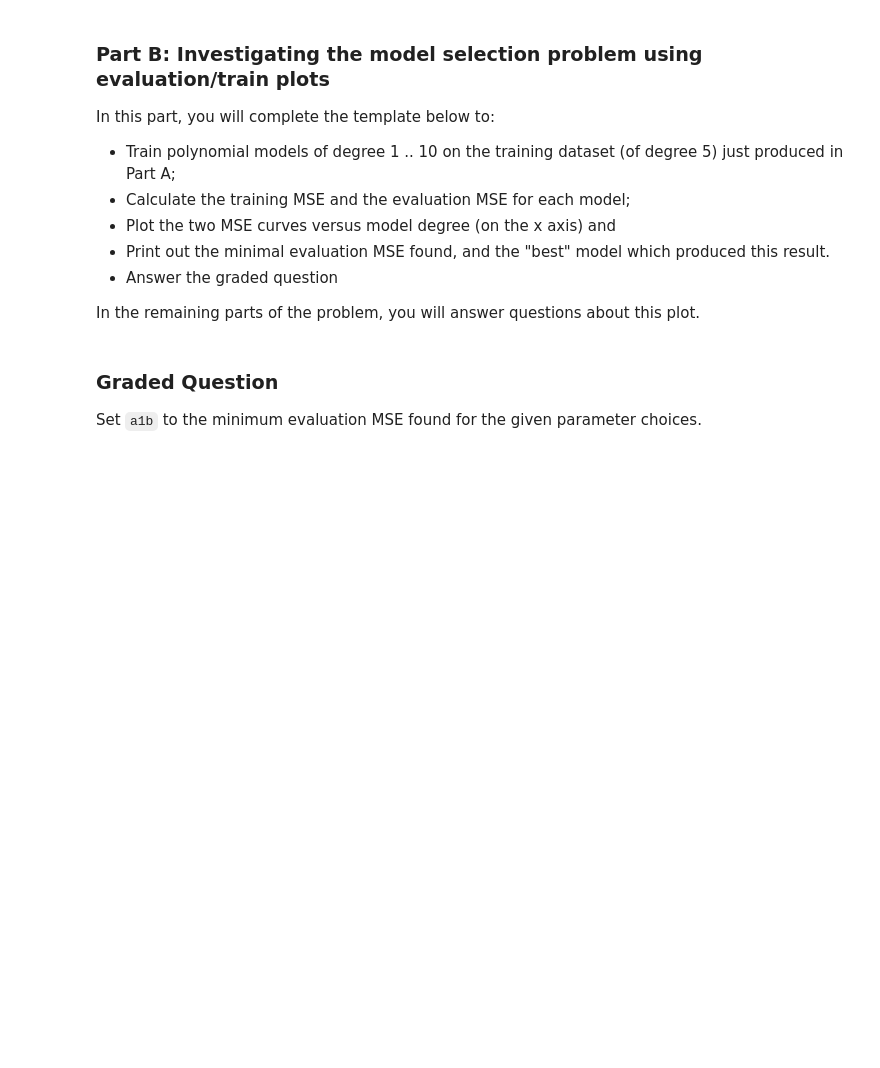
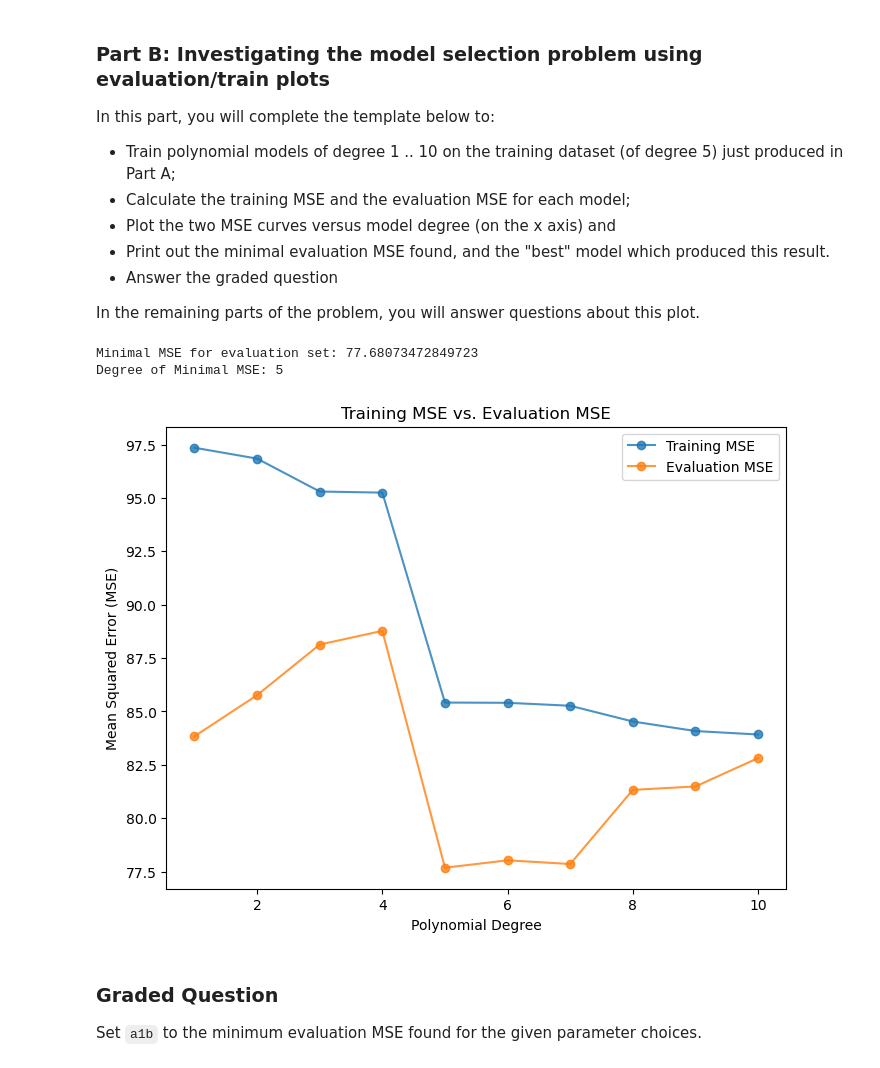
Before and after one commit to keshleem/dx603-homework3, a Jupyter notebook: Homework_03.ipynb, the cells around one changed output. Cells and saved outputs as stored; diff of their text form; code cells hidden in the pictures; blank space fills up the shorter version.

```diff
--- a/Homework_03.ipynb
+++ b/Homework_03.ipynb
@@ -142,7 +142,7 @@ X,y = make_poly_model(n_samples=200,
                       random_state=random_seed
                      )
 
-X_train, x_test, y_train, y_test = train_test_split(X, y, test_size=.3, random_state=random_seed)
+X_train, X_eval, y_train, y_eval = train_test_split(X, y, test_size=0.3, random_state=random_seed)
 # %% [markdown]
 ### Graded Question
 
@@ -172,40 +172,61 @@ In the remaining parts of the problem, you will answer questions about this plot
 # Template for Problem One Part C
 
 degrees = range(1,11) # try polynomials of these degrees
 train_errors = []     # store training MSEs for each degree here
 evaluation_errors  = []     # store evaluation MSEs for each degree here
 
 for d in degrees:
 
-    pass             # remove: just to get the cell to run without error
+    # pass             # remove: just to get the cell to run without error
 
     # Use PolynomialFeatures to transform the data into appropriate form for
     # a polynomial model of degree d.
 
-        # Your code here
+    poly = PolynomialFeatures(degree=d, include_bias=False)
 
     # Fit a linear regression model on the transformed data
 
-        # Your code here
+    model = LinearRegression()
+    X_train_poly = poly.fit_transform(X_train)
+    X_eval_poly = poly.fit_transform(X_eval)
+    model.fit(X_train_poly, y_train)
 
     # Predict on the train and evaluation sets
 
-        # Your code here
+    y_train_predict = model.predict(X_train_poly)
+    y_eval_predict = model.predict(X_eval_poly)
 
     # Calculate the MSEs and append to the appropriate lists
 
-        # Your code here
+    train_MSE = mean_squared_error(y_train, y_train_predict)
+    eval_MSE = mean_squared_error(y_eval, y_eval_predict)
+
+    train_errors.append(train_MSE)
+    evaluation_errors.append(eval_MSE)
 
 
 # Plot training and evaluation MSEs vs degree of model using train_errors and evaluation_errors
 # Note that the x axis should have ticks for 1 .. 10 only
 
-# Your code here
+plt.figure(figsize=(8,6))
+plt.plot(list(degrees), train_errors, label='Training MSE', marker='o', alpha=.8)
+plt.plot(list(degrees), evaluation_errors, label='Evaluation MSE', marker='o', alpha=.8)
+plt.title('Training MSE vs. Evaluation MSE')
+plt.xlabel('Polynomial Degree')
+plt.ylabel('Mean Squared Error (MSE)')
+plt.legend()
 
 # Calculate and print out the minimal MSE for evaluation set and degree where it was obtained
 # Hint: notice carefully that the MSE lists are for degrees [1, 2, 3, ....]  (i.e., index + 1)
+min_eval_mse = min(evaluation_errors)
+eval_degree = evaluation_errors.index(min_eval_mse) + 1
 
-# Your code here
+print(f'Minimal MSE for evaluation set: {min_eval_mse}')
+print(f'Degree of Minimal MSE: {eval_degree}')
+# %% [output]
+Minimal MSE for evaluation set: 77.68073472849723
+Degree of Minimal MSE: 5
+[figure, added]
 # %% [markdown]
 ### Graded Question
 
```
Also changed, not shown: parts of 13 cells of this notebook.
